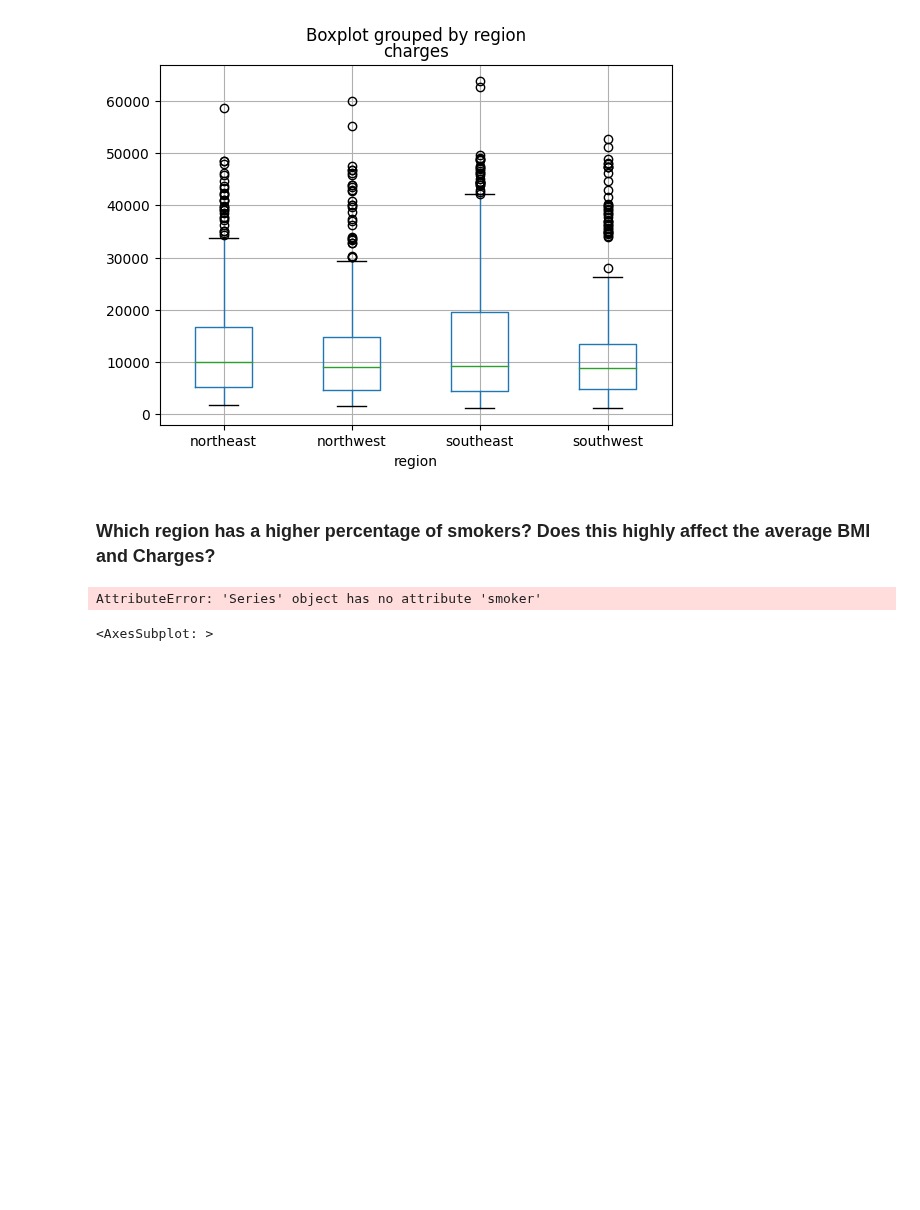
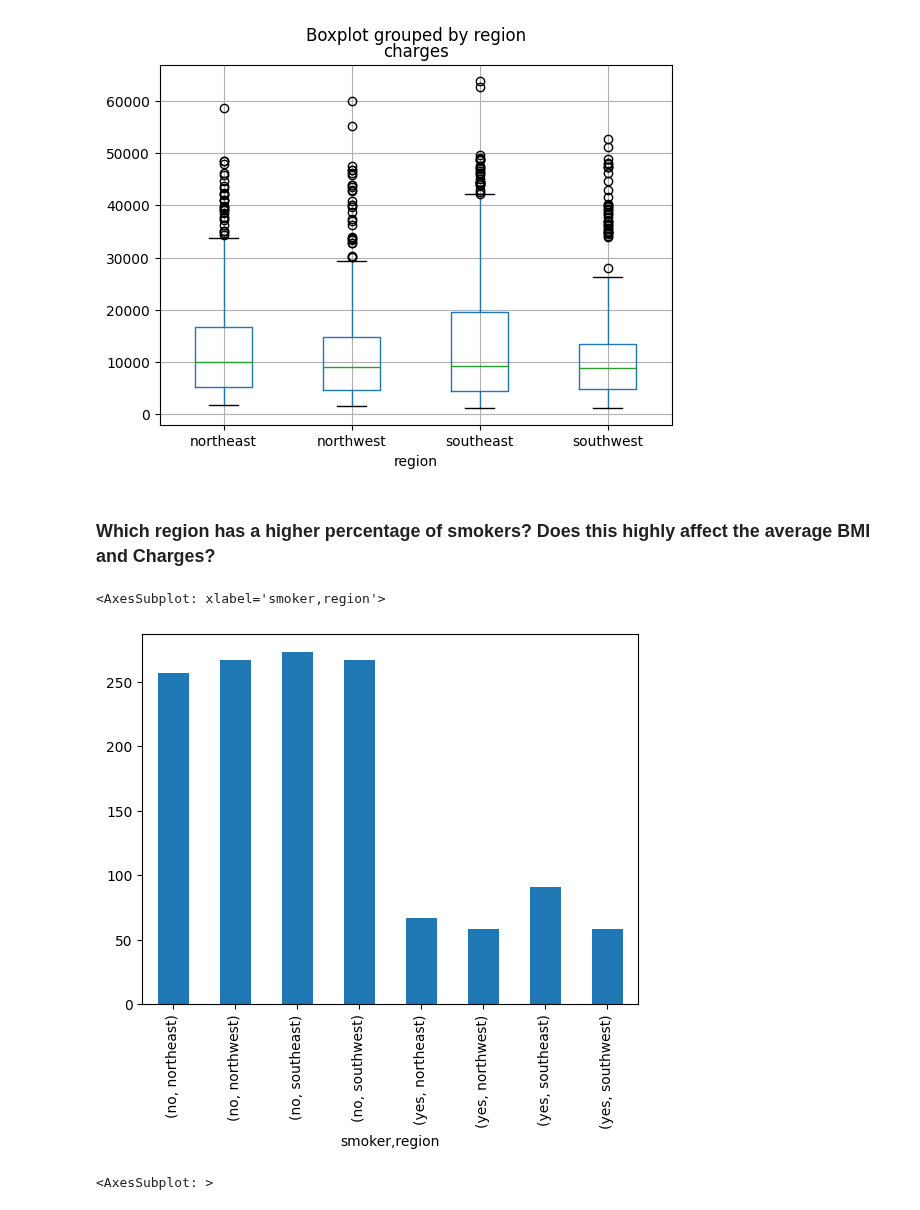
Before and after one commit to ubco-W2022T2-data301/project-group-group08, a Jupyter notebook: analysis/analysis3.ipynb, the cells around one changed output. Saved outputs shown, nothing was run; the diff lists cells and outputs as text; code cells hidden in the pictures; blank space fills up the shorter version.

```diff
--- a/analysis/analysis3.ipynb
+++ b/analysis/analysis3.ipynb
@@ -60,11 +60,10 @@ medreg.boxplot(by= 'region', column = ['charges'])
 # %%
 med1 = med[['smoker','region']]
 med1 = med1.groupby(['smoker','region']).value_counts()
-med1
-smoker = med1.smoker.unique()
-plt.bar(smoker, counts['yes'], bottom = counts['no'])
+med1.plot.bar()
 # %% [output]
-AttributeError: 'Series' object has no attribute 'smoker'
+<AxesSubplot: xlabel='smoker,region'>
+[figure, added]
 # %%
 # %% [output]
 <AxesSubplot: >
```
